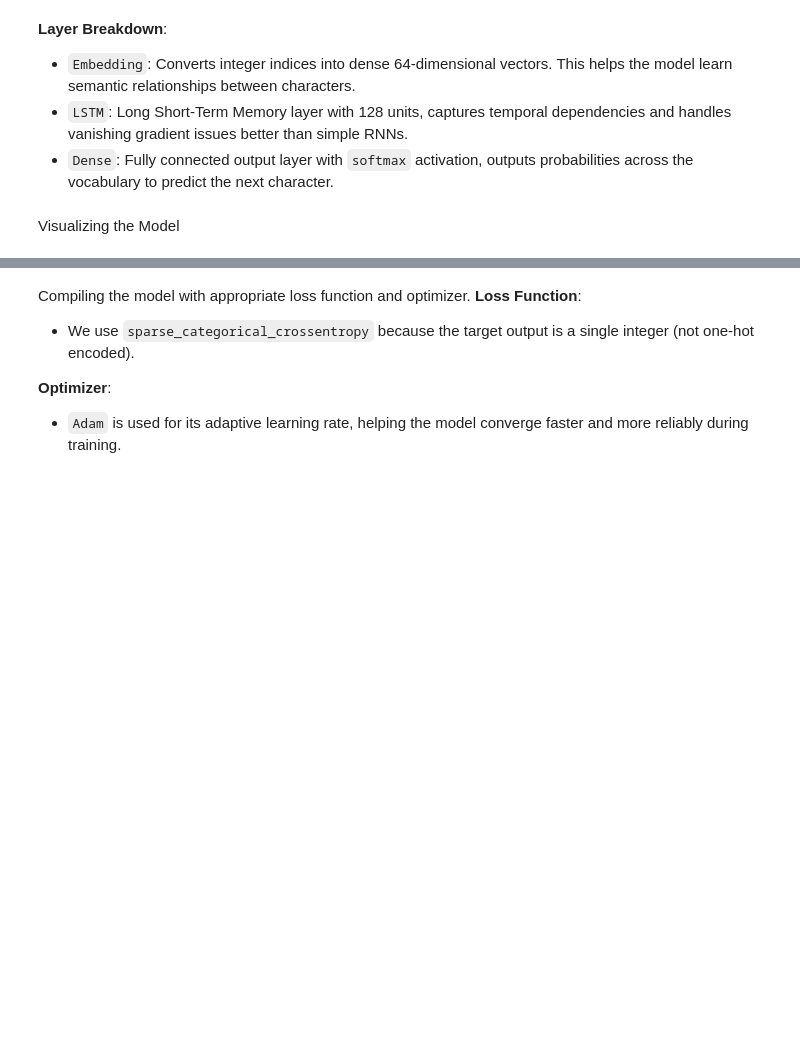
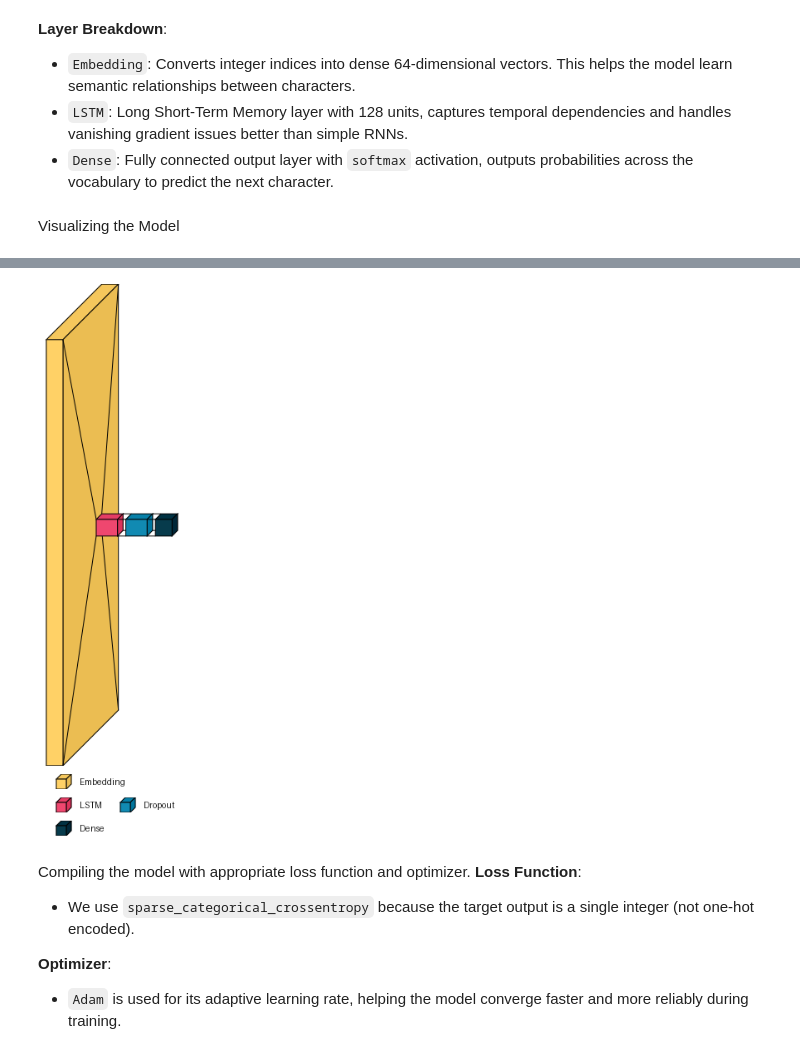
Before and after one commit to itoshiyanazawa/rnn_project, a Jupyter notebook: main.ipynb, the cells around one changed output, grey strips where cells are left out. Cells and saved outputs as stored; diff of their text form; code cells hidden in the pictures; blank space fills up the shorter version.

```diff
--- a/main.ipynb
+++ b/main.ipynb
@@ -198,6 +206,10 @@ Model: "sequential_7"
  Total params: 410,410 (1.57 MB)
  Trainable params: 410,410 (1.57 MB)
  Non-trainable params: 0 (0.00 B)
+# %%
+visualkeras.layered_view(model, legend=True)
+# %% [output]
+[figure, added]
 # %% [markdown]
 Compiling the model with appropriate loss function and optimizer.
 **Loss Function**:
```
Also changed, not shown: parts of 3 cells of this notebook.
